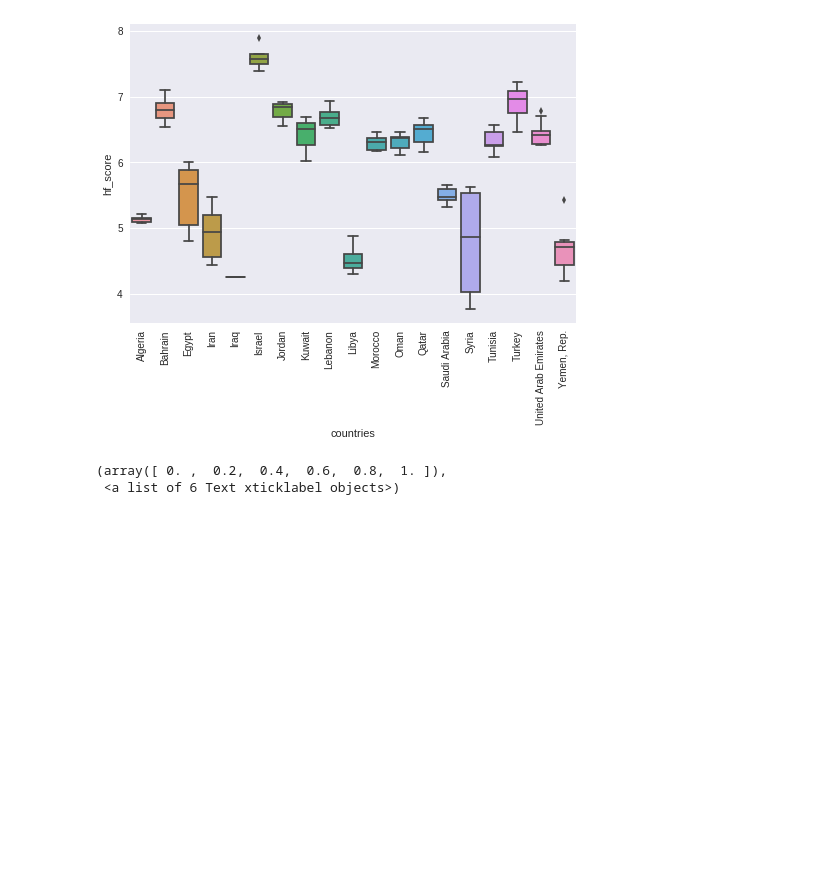
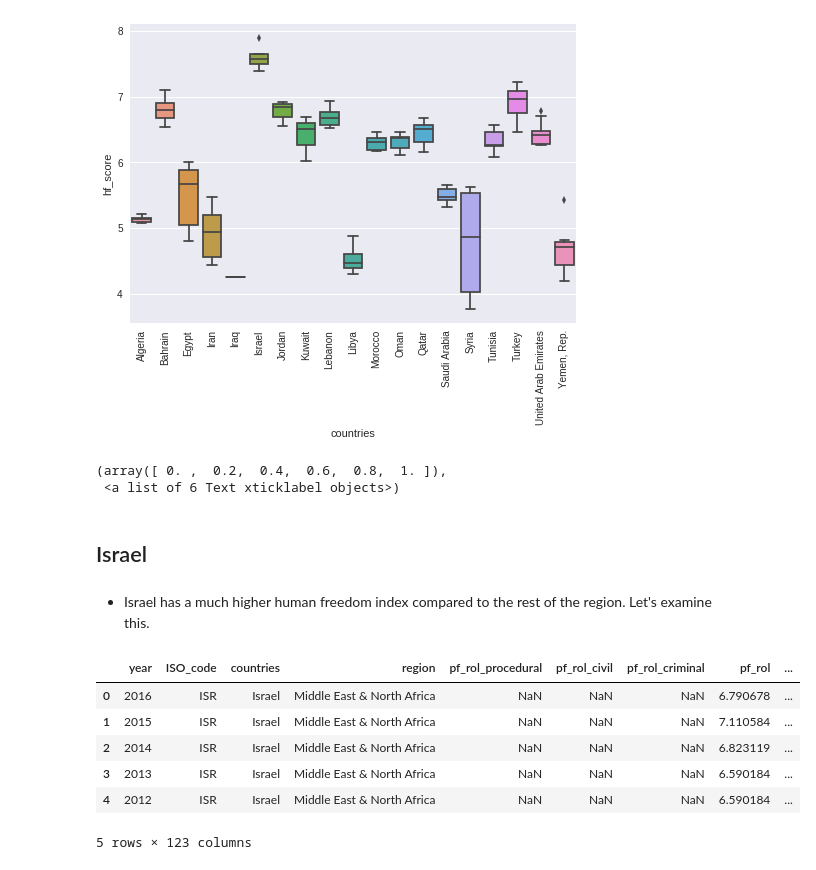
Before and after one commit to JaniceLove/Kaggle, a Jupyter notebook: Human freedom index.ipynb, the cells around one changed output. Cells and saved outputs as stored; diff of their text form; code cells hidden in the pictures; blank space fills up the shorter version.

```diff
--- a/Human freedom index.ipynb
+++ b/Human freedom index.ipynb
@@ -74,3 +79,7 @@ plt.xticks(rotation=90)
 [figure]
 (array([ 0. ,  0.2,  0.4,  0.6,  0.8,  1. ]),
  <a list of 6 Text xticklabel objects>)
+# %% [markdown]
+## Israel
+# %% [markdown]
+- Israel has a much higher human freedom index compared to the rest of the region. Let's examine this.
@@ -76,0 +89,10 @@ plt.xticks(rotation=90)
+# %%
+israel_df.head()
+# %% [output]
+|  | year | ISO_code | countries | region | pf_rol_procedural | pf_rol_civil | pf_rol_criminal | pf_rol | ... |
+| 0 | 2016 | ISR | Israel | Middle East & North Africa | NaN | NaN | NaN | 6.790678 | ... |
+| 1 | 2015 | ISR | Israel | Middle East & North Africa | NaN | NaN | NaN | 7.110584 | ... |
+| 2 | 2014 | ISR | Israel | Middle East & North Africa | NaN | NaN | NaN | 6.823119 | ... |
+| 3 | 2013 | ISR | Israel | Middle East & North Africa | NaN | NaN | NaN | 6.590184 | ... |
+| 4 | 2012 | ISR | Israel | Middle East & North Africa | NaN | NaN | NaN | 6.590184 | ... |
+5 rows × 123 columns
```
Also changed, not shown: parts of 11 cells of this notebook.
